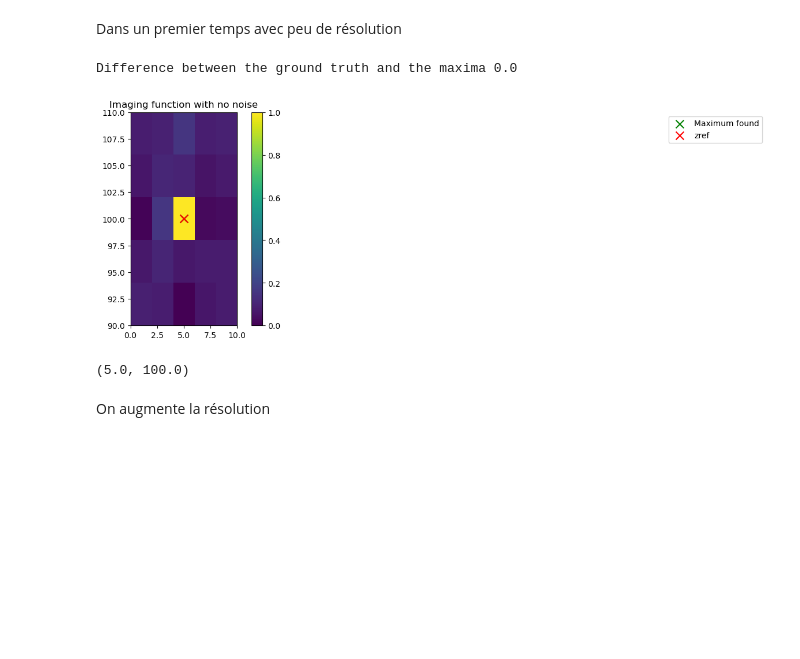
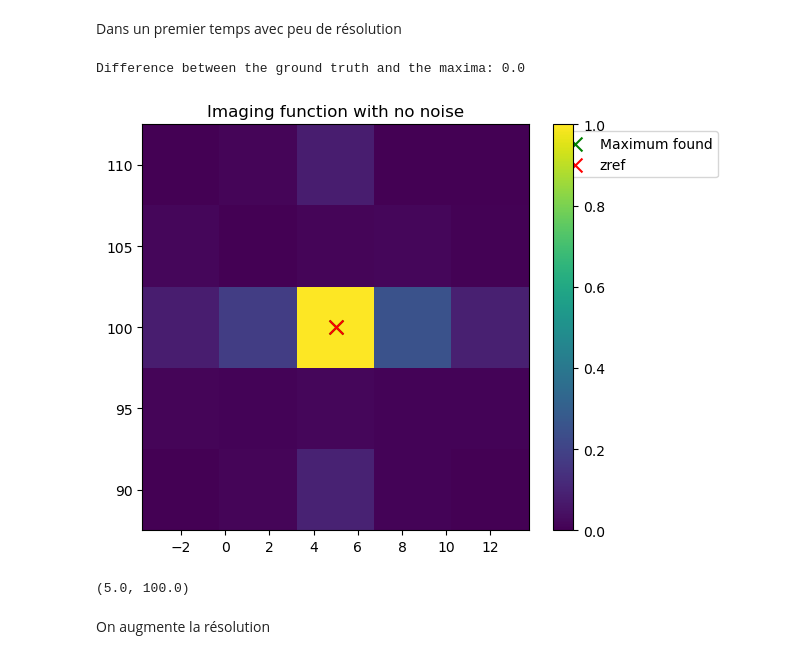
Before and after one commit to gardiens/Inverse_Problem, a Jupyter notebook: clean_versiontorun.ipynb, the cells around one changed output. Saved outputs shown, nothing was run; the diff lists cells and outputs as text; code cells hidden in the pictures; blank space fills up the shorter version.

```diff
--- a/clean_versiontorun.ipynb
+++ b/clean_versiontorun.ipynb
@@ -123,7 +122,7 @@ class Imagingfun:
                 second_term = self.second_term[n, k]
                 Somme_n += first_term * second_term * self.dw
             Somme += Somme_n
-        return np.real(Somme)
+        return np.abs(Somme)
 
 
 I_fun = Imagingfun(xn=xn, rho_ref=rho_ref, f0=f0, f1=f1, zref=zref, fband=fband)
@@ -135,11 +134,13 @@ I_fun(zref)
 # Cas 1 : Pas de bruit
 On va plot l'imaging fonction
 # %%
-l_inf_x = 0
-l_sup_x = 10
+l_inf_x=-2
+l_sup_x=12
 
-l_inf_y = 90
-l_sup_y = 110
+l_inf_y=90
+l_sup_y=110
+
+
 res = 10
 x = np.meshgrid(np.linspace(l_inf_x, l_sup_x, res), np.linspace(l_inf_y, l_sup_y, res))
 # %%
@@ -195,12 +198,11 @@ Dans un premier temps avec peu de résolution
 # %%
 res = 5
 x = np.meshgrid(np.linspace(l_inf_x, l_sup_x, res), np.linspace(l_inf_y, l_sup_y, res))
-I_grid = compute_grid(l_inf_x, l_sup_x, l_inf_y, l_sup_y, res, zref, I_fun)
-max_I_coords = compute_maxIcoords(I_grid, zref)
+I_grid,max_I_coords = compute_grid(l_inf_x, l_sup_x, l_inf_y, l_sup_y, res, zref, I_fun)
 plot_result(I_grid, zref, max_I_coords)
 # %% [output]
-Difference between the ground truth and the maxima 0.0
+Difference between the ground truth and the maxima: 0.0
-[figure, old version]
+[figure, new version]
 (5.0, 100.0)
 # %% [markdown]
 On augmente la résolution
```
Also changed, not shown: parts of 16 cells of this notebook, 1 other file.
